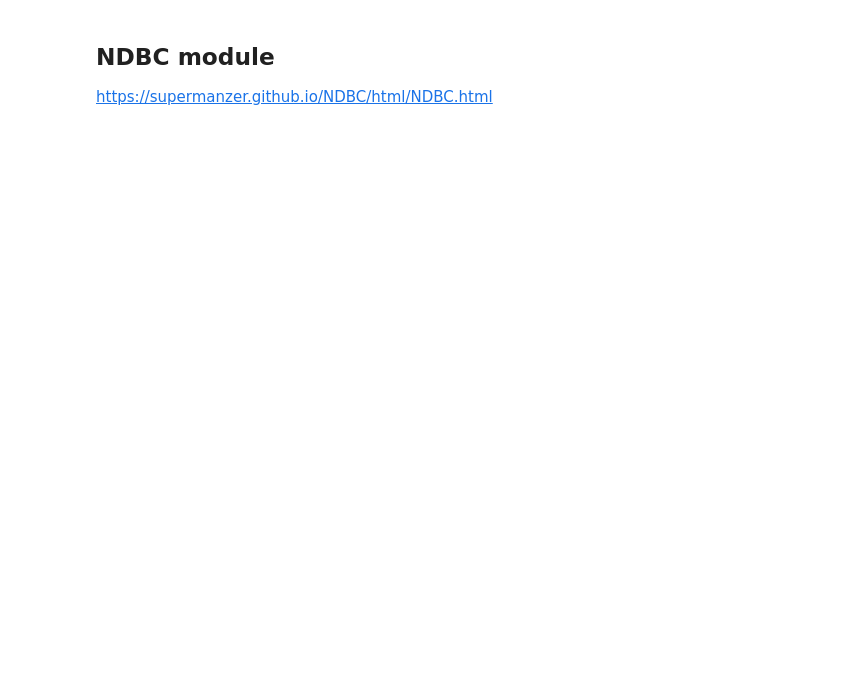
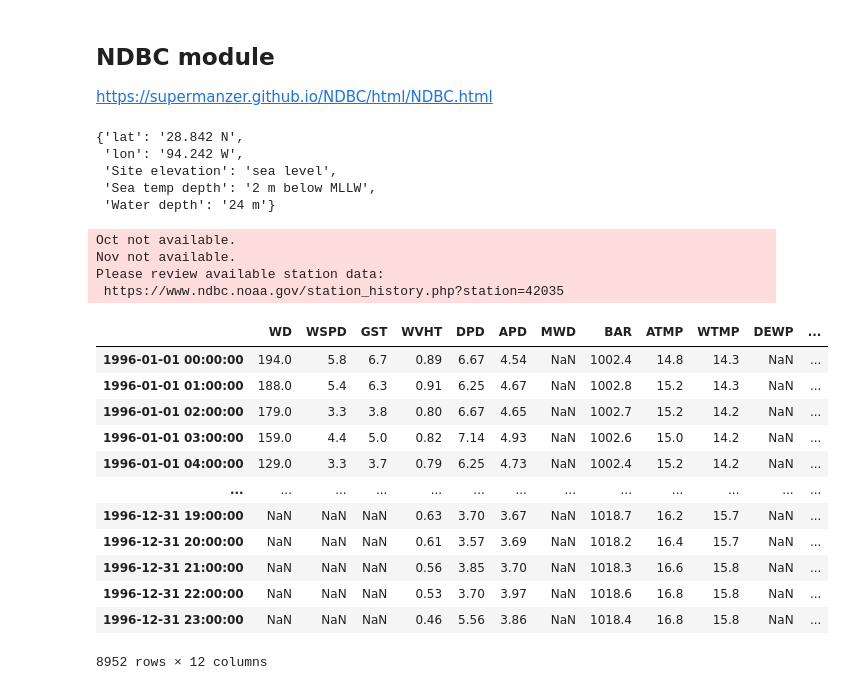
Before and after one commit to abolfazl-yousefi/CedarLakes, a Jupyter notebook: Data/Offshore Wave Data/NDBC.ipynb, the cells around one changed output. Drawn from its saved outputs; the diff is of its cells as text; code cells hidden in the pictures; blank space fills up the shorter version.

```diff
--- a/Data/Offshore Wave Data/NDBC.ipynb
+++ b/Data/Offshore Wave Data/NDBC.ipynb
@@ -17,9 +15,39 @@ import seaborn as sns
 from matplotlib import pyplot as plt
 # %%
 DB = DataBuoy()
-DB.set_station_id('42020')
+DB.set_station_id("42050")
 # DB.set_station_id('42091')
 
 DB.get_station_metadata()
 DB.station_info
+# %% [output]
+{'lat': '28.842 N',
+ 'lon': '94.242 W',
+ 'Site elevation': 'sea level',
+ 'Sea temp depth': '2 m below MLLW',
+ 'Water depth': '24 m'}
+# %%
+DB.get_data(months=range(10, 12), years=range(1996, 1997), datetime_index=True)
+# %% [output]
+Oct not available.
+Nov not available.
+Please review available station data:
+ https://www.ndbc.noaa.gov/station_history.php?station=42035
+# %%
+df = DB.data["stdmet"]["data"]
+df
+# %% [output]
+|  | WD | WSPD | GST | WVHT | DPD | APD | MWD | BAR | ATMP | WTMP | DEWP | ... |
+| 1996-01-01 00:00:00 | 194.0 | 5.8 | 6.7 | 0.89 | 6.67 | 4.54 | NaN | 1002.4 | 14.8 | 14.3 | NaN | ... |
+| 1996-01-01 01:00:00 | 188.0 | 5.4 | 6.3 | 0.91 | 6.25 | 4.67 | NaN | 1002.8 | 15.2 | 14.3 | NaN | ... |
+| 1996-01-01 02:00:00 | 179.0 | 3.3 | 3.8 | 0.80 | 6.67 | 4.65 | NaN | 1002.7 | 15.2 | 14.2 | NaN | ... |
+| 1996-01-01 03:00:00 | 159.0 | 4.4 | 5.0 | 0.82 | 7.14 | 4.93 | NaN | 1002.6 | 15.0 | 14.2 | NaN | ... |
+| 1996-01-01 04:00:00 | 129.0 | 3.3 | 3.7 | 0.79 | 6.25 | 4.73 | NaN | 1002.4 | 15.2 | 14.2 | NaN | ... |
+| ... | ... | ... | ... | ... | ... | ... | ... | ... | ... | ... | ... | ... |
+| 1996-12-31 19:00:00 | NaN | NaN | NaN | 0.63 | 3.70 | 3.67 | NaN | 1018.7 | 16.2 | 15.7 | NaN | ... |
+| 1996-12-31 20:00:00 | NaN | NaN | NaN | 0.61 | 3.57 | 3.69 | NaN | 1018.2 | 16.4 | 15.7 | NaN | ... |
+| 1996-12-31 21:00:00 | NaN | NaN | NaN | 0.56 | 3.85 | 3.70 | NaN | 1018.3 | 16.6 | 15.8 | NaN | ... |
+| 1996-12-31 22:00:00 | NaN | NaN | NaN | 0.53 | 3.70 | 3.97 | NaN | 1018.6 | 16.8 | 15.8 | NaN | ... |
+| 1996-12-31 23:00:00 | NaN | NaN | NaN | 0.46 | 5.56 | 3.86 | NaN | 1018.4 | 16.8 | 15.8 | NaN | ... |
+8952 rows × 12 columns
 # %%
```
Also changed, not shown: parts of 16 cells of this notebook.
